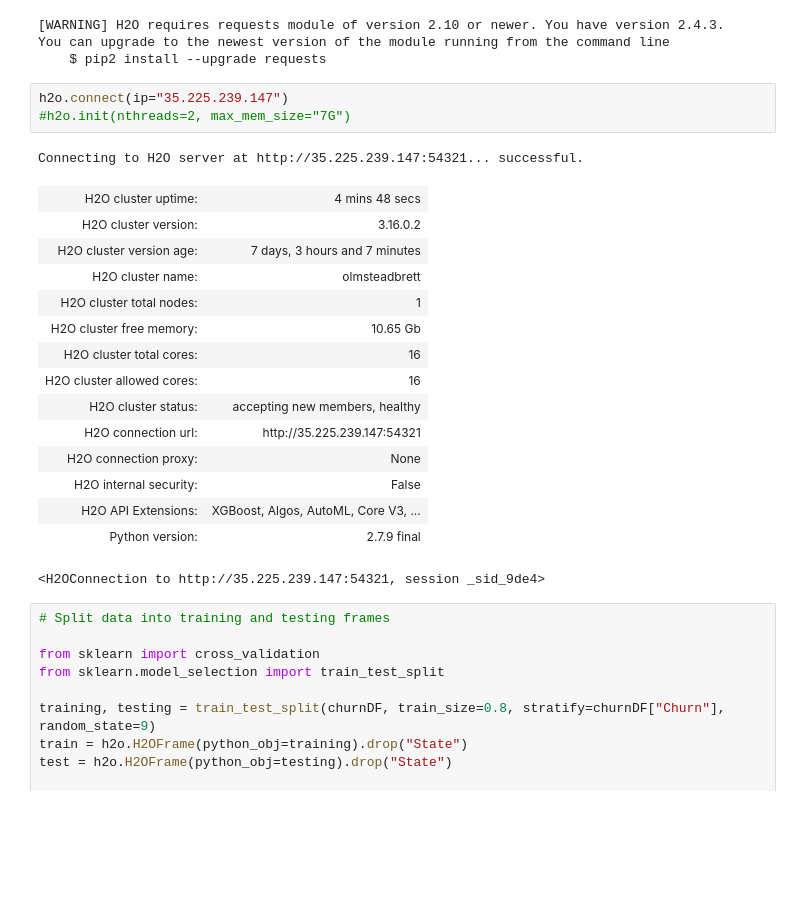
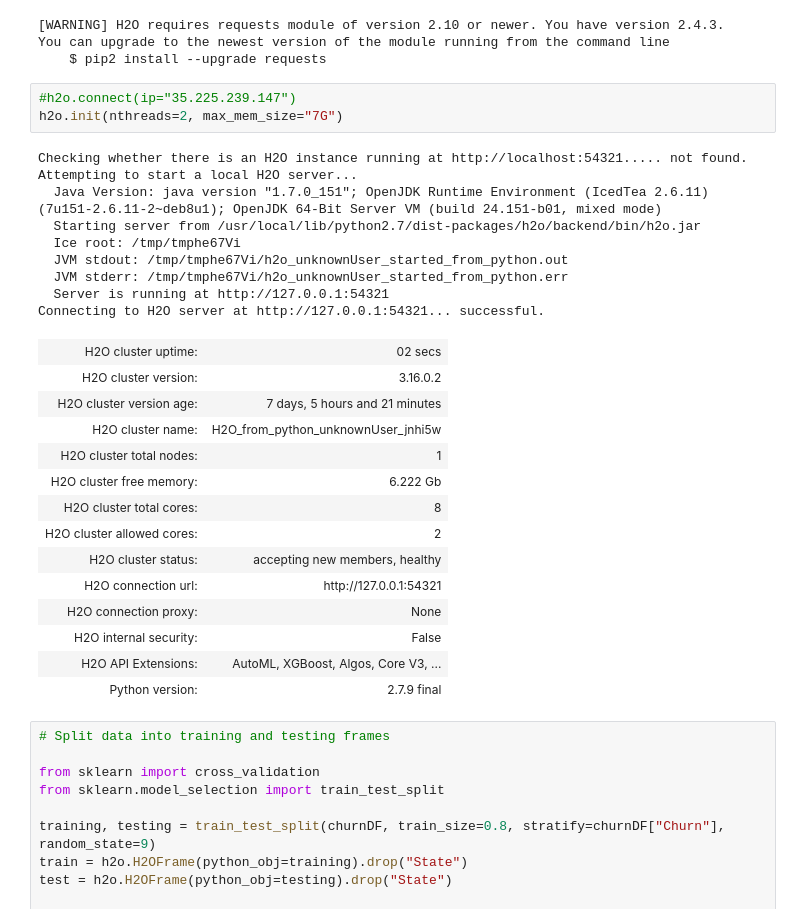
Before and after one commit to Brett777/Predict-Churn, a Jupyter notebook: Customer Churn with AutoML.ipynb, the cells around one changed output. Drawn from its saved outputs; the diff is of its cells as text; blank space fills up the shorter version.

```diff
--- a/Customer Churn with AutoML.ipynb
+++ b/Customer Churn with AutoML.ipynb
@@ -80,25 +80,32 @@ from __future__ import print_function
 You can upgrade to the newest version of the module running from the command line
     $ pip2 install --upgrade requests
 # %%
-h2o.connect(ip="35.225.239.147")
-#h2o.init(nthreads=2, max_mem_size="7G")
+#h2o.connect(ip="35.225.239.147")
+h2o.init(nthreads=2, max_mem_size="7G")
 # %% [output]
-Connecting to H2O server at http://35.225.239.147:54321... successful.
+Checking whether there is an H2O instance running at http://localhost:54321..... not found.
+Attempting to start a local H2O server...
+  Java Version: java version "1.7.0_151"; OpenJDK Runtime Environment (IcedTea 2.6.11) (7u151-2.6.11-2~deb8u1); OpenJDK 64-Bit Server VM (build 24.151-b01, mixed mode)
+  Starting server from /usr/local/lib/python2.7/dist-packages/h2o/backend/bin/h2o.jar
+  Ice root: /tmp/tmphe67Vi
+  JVM stdout: /tmp/tmphe67Vi/h2o_unknownUser_started_from_python.out
+  JVM stderr: /tmp/tmphe67Vi/h2o_unknownUser_started_from_python.err
+  Server is running at http://127.0.0.1:54321
+Connecting to H2O server at http://127.0.0.1:54321... successful.
-| H2O cluster uptime: | 4 mins 48 secs |
+| H2O cluster uptime: | 02 secs |
 | H2O cluster version: | 3.16.0.2 |
-| H2O cluster version age: | 7 days, 3 hours and 7 minutes |
-| H2O cluster name: | olmsteadbrett |
+| H2O cluster version age: | 7 days, 5 hours and 21 minutes |
+| H2O cluster name: | H2O_from_python_unknownUser_jnhi5w |
 | H2O cluster total nodes: | 1 |
-| H2O cluster free memory: | 10.65 Gb |
-| H2O cluster total cores: | 16 |
-| H2O cluster allowed cores: | 16 |
+| H2O cluster free memory: | 6.222 Gb |
+| H2O cluster total cores: | 8 |
+| H2O cluster allowed cores: | 2 |
 | H2O cluster status: | accepting new members, healthy |
-| H2O connection url: | http://35.225.239.147:54321 |
+| H2O connection url: | http://127.0.0.1:54321 |
 | H2O connection proxy: | None |
 | H2O internal security: | False |
-| H2O API Extensions: | XGBoost, Algos, AutoML, Core V3, ... |
+| H2O API Extensions: | AutoML, XGBoost, Algos, Core V3, ... |
 | Python version: | 2.7.9 final |
-<H2OConnection to http://35.225.239.147:54321, session _sid_9de4>
 # %%
 # Split data into training and testing frames
 
```
Also changed, not shown: parts of 9 cells of this notebook, 1 other file.
